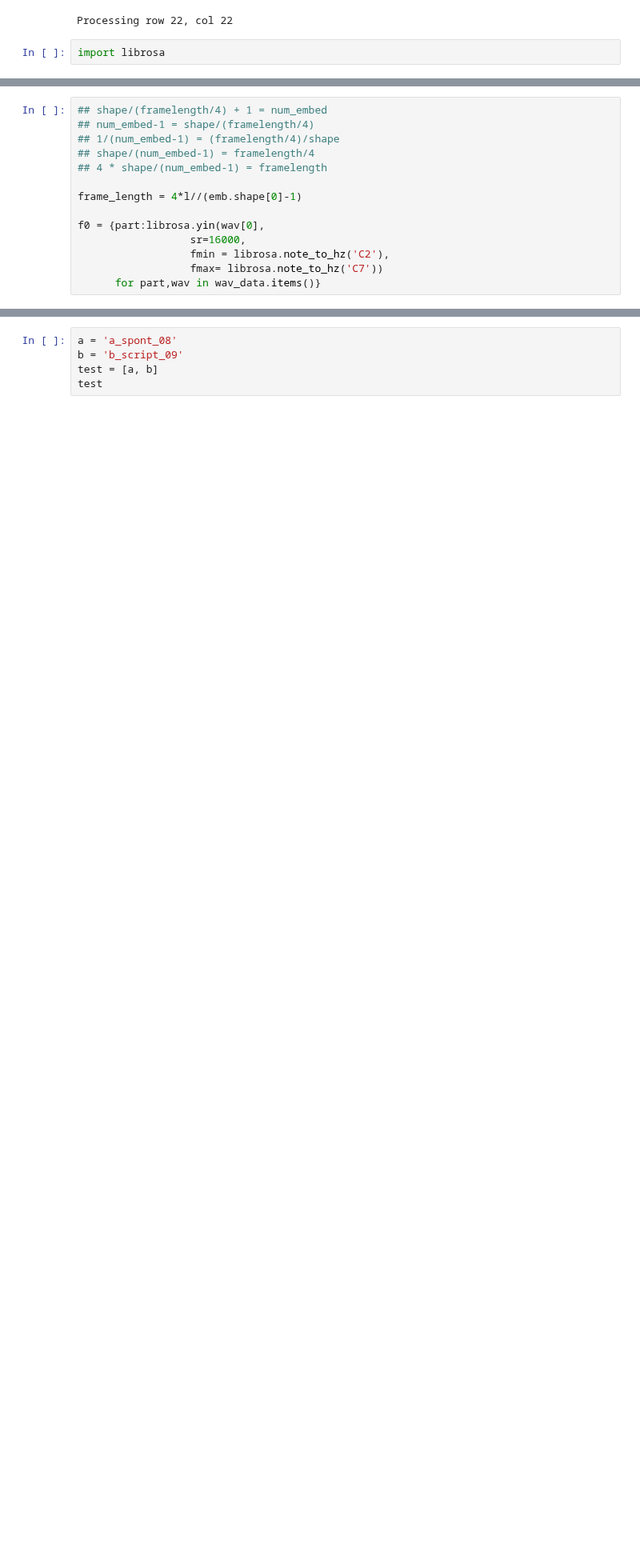
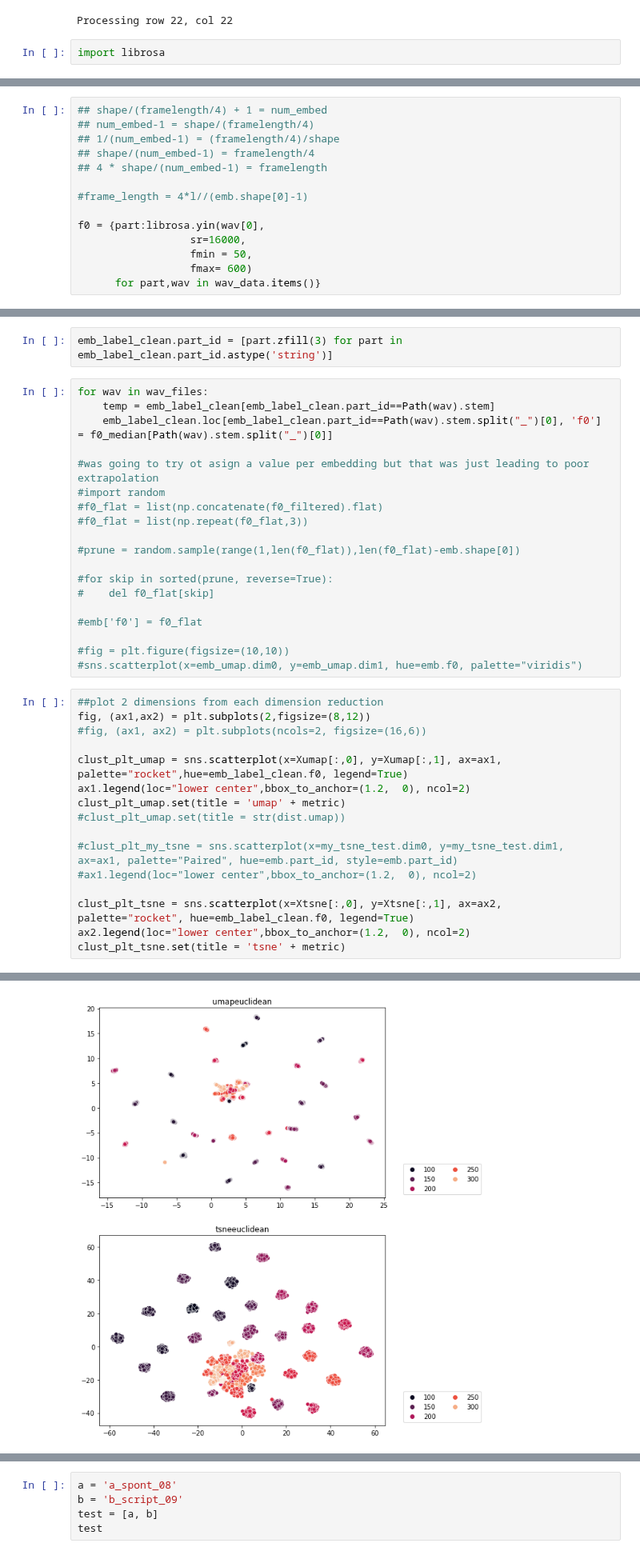
Before and after one commit to Rahul-Brito/infantvoice, a Jupyter notebook: scripts/Sohye Notebook Extra Embeddings.ipynb, the cells around one changed output, grey strips where cells are left out. Shown at 80% size. Drawn from its saved outputs; the diff is of its cells as text; blank space fills up the shorter version.

```diff
--- a/scripts/Sohye Notebook Extra Embeddings.ipynb
+++ b/scripts/Sohye Notebook Extra Embeddings.ipynb
@@ -235,10 +269,10 @@ wav_data = {Path(wav).stem:librosa.load(wav, sr=16000, mono=True) for wav in wav
 ## shape/(num_embed-1) = framelength/4
 ## 4 * shape/(num_embed-1) = framelength
 
-frame_length = 4*l//(emb.shape[0]-1)
+#frame_length = 4*l//(emb.shape[0]-1)
 
 f0 = {part:librosa.yin(wav[0],
                   sr=16000,
-                  fmin = librosa.note_to_hz('C2'),
-                  fmax= librosa.note_to_hz('C7'))
+                  fmin = 50,
+                  fmax= 600)
       for part,wav in wav_data.items()}
@@ -277,0 +290,38 @@ sns.scatterplot(x=emb_umap.dim0, y=emb_umap.dim1, hue=emb.f0, palette="viridis")
+# %%
+emb_label_clean.part_id = [part.zfill(3) for part in emb_label_clean.part_id.astype('string')]
+# %%
+for wav in wav_files:
+    temp = emb_label_clean[emb_label_clean.part_id==Path(wav).stem]
+    emb_label_clean.loc[emb_label_clean.part_id==Path(wav).stem.split("_")[0], 'f0'] = f0_median[Path(wav).stem.split("_")[0]]
+
+#was going to try ot asign a value per embedding but that was just leading to poor extrapolation
+#import random
+#f0_flat = list(np.concatenate(f0_filtered).flat)
+#f0_flat = list(np.repeat(f0_flat,3))
+
+#prune = random.sample(range(1,len(f0_flat)),len(f0_flat)-emb.shape[0])
+
+#for skip in sorted(prune, reverse=True):
+#    del f0_flat[skip]
+
+#emb['f0'] = f0_flat
+
+#fig = plt.figure(figsize=(10,10))
+#sns.scatterplot(x=emb_umap.dim0, y=emb_umap.dim1, hue=emb.f0, palette="viridis")
+# %%
+##plot 2 dimensions from each dimension reduction
+fig, (ax1,ax2) = plt.subplots(2,figsize=(8,12))
+#fig, (ax1, ax2) = plt.subplots(ncols=2, figsize=(16,6))
+
+clust_plt_umap = sns.scatterplot(x=Xumap[:,0], y=Xumap[:,1], ax=ax1, palette="rocket",hue=emb_label_clean.f0, legend=True)
+ax1.legend(loc="lower center",bbox_to_anchor=(1.2,  0), ncol=2)
+clust_plt_umap.set(title = 'umap' + metric)
+#clust_plt_umap.set(title = str(dist.umap))
+
+#clust_plt_my_tsne = sns.scatterplot(x=my_tsne_test.dim0, y=my_tsne_test.dim1, ax=ax1, palette="Paired", hue=emb.part_id, style=emb.part_id)
+#ax1.legend(loc="lower center",bbox_to_anchor=(1.2,  0), ncol=2)
+
+clust_plt_tsne = sns.scatterplot(x=Xtsne[:,0], y=Xtsne[:,1], ax=ax2, palette="rocket", hue=emb_label_clean.f0, legend=True)
+ax2.legend(loc="lower center",bbox_to_anchor=(1.2,  0), ncol=2)
+clust_plt_tsne.set(title = 'tsne' + metric)
+# %% [output]
@@ -277,0 +329 @@ sns.scatterplot(x=emb_umap.dim0, y=emb_umap.dim1, hue=emb.f0, palette="viridis")
+[figure, added]
```
Also changed, not shown: parts of 16 cells of this notebook.
